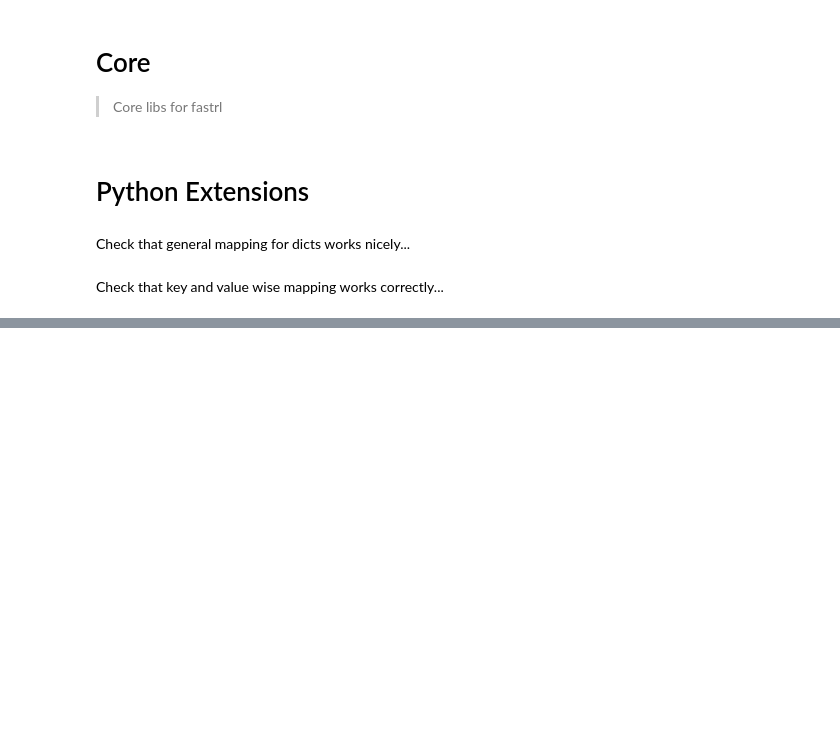
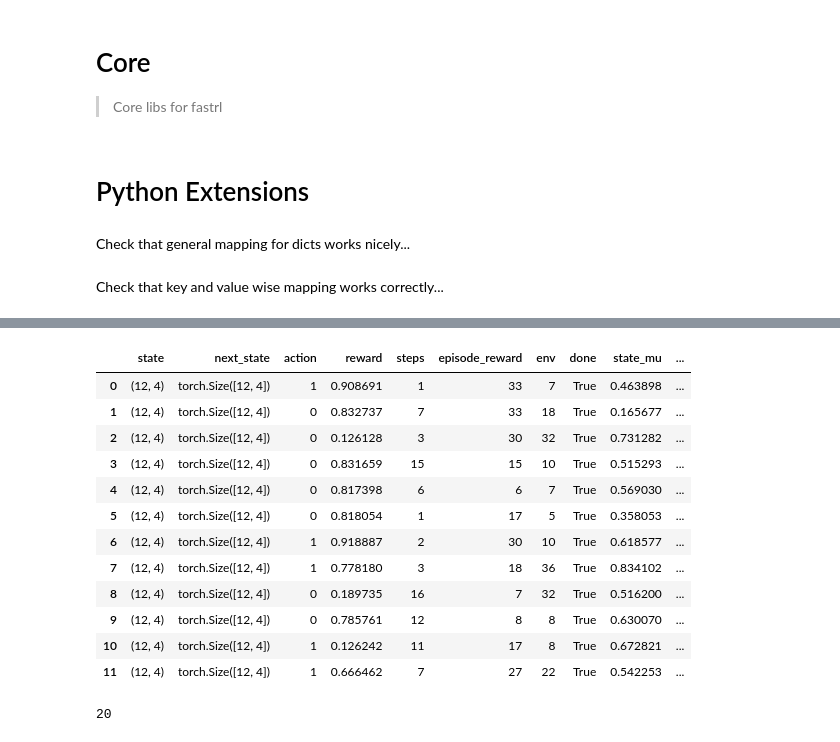
Before and after one commit to josiahls/fast-reinforcement-learning-2, a Jupyter notebook: nbs/00_core.ipynb, the cells around one changed output, grey strips where cells are left out. Cells and saved outputs as stored; diff of their text form; code cells hidden in the pictures; blank space fills up the shorter version.

```diff
--- a/nbs/00_core.ipynb
+++ b/nbs/00_core.ipynb
@@ -100,3 +184,19 @@ class D(dict):
+# %%
+test_d.filter('done',L.argwhere,lambda x:x==True).pandas()
+# %% [output]
+|  | state | next_state | action | reward | steps | episode_reward | env | done | state_mu | ... |
+| 0 | (12, 4) | torch.Size([12, 4]) | 1 | 0.908691 | 1 | 33 | 7 | True | 0.463898 | ... |
+| 1 | (12, 4) | torch.Size([12, 4]) | 0 | 0.832737 | 7 | 33 | 18 | True | 0.165677 | ... |
+| 2 | (12, 4) | torch.Size([12, 4]) | 0 | 0.126128 | 3 | 30 | 32 | True | 0.731282 | ... |
+| 3 | (12, 4) | torch.Size([12, 4]) | 0 | 0.831659 | 15 | 15 | 10 | True | 0.515293 | ... |
+| 4 | (12, 4) | torch.Size([12, 4]) | 0 | 0.817398 | 6 | 6 | 7 | True | 0.569030 | ... |
+| 5 | (12, 4) | torch.Size([12, 4]) | 0 | 0.818054 | 1 | 17 | 5 | True | 0.358053 | ... |
+| 6 | (12, 4) | torch.Size([12, 4]) | 1 | 0.918887 | 2 | 30 | 10 | True | 0.618577 | ... |
+| 7 | (12, 4) | torch.Size([12, 4]) | 1 | 0.778180 | 3 | 18 | 36 | True | 0.834102 | ... |
+| 8 | (12, 4) | torch.Size([12, 4]) | 0 | 0.189735 | 16 | 7 | 32 | True | 0.516200 | ... |
+| 9 | (12, 4) | torch.Size([12, 4]) | 0 | 0.785761 | 12 | 8 | 8 | True | 0.630070 | ... |
+| 10 | (12, 4) | torch.Size([12, 4]) | 1 | 0.126242 | 11 | 17 | 8 | True | 0.672821 | ... |
+| 11 | (12, 4) | torch.Size([12, 4]) | 1 | 0.666462 | 7 | 27 | 22 | True | 0.542253 | ... |
 # %%
 test_dict=D({'a':1,'b':2,'c':3})
 test_eq(test_dict.map(lambda t:(t[0]+'_new',t[1]+1)),{'a_new':2,'b_new':3,'c_new':4})
@@ -108,4 +208,8 @@ test_eq(dict(test_dict.mapk(lambda k:k+'_new',gen=True)),{'a_new':1,'b_new':2,'c
 
 test_eq(test_dict.mapv(lambda v:v+1,wise='value'),{'a':2,'b':3,'c':4})
 test_eq(dict(test_dict.mapv(lambda v:v+1,gen=True,wise='value')),{'a':2,'b':3,'c':4})
+# %%
+D(states=torch.rand(20,4),done=[False]*20,reward=np.ones((20,1))).bs()
+# %% [output]
+20
 # %%
```
Also changed, not shown: parts of 8 cells of this notebook, 10 other files.
